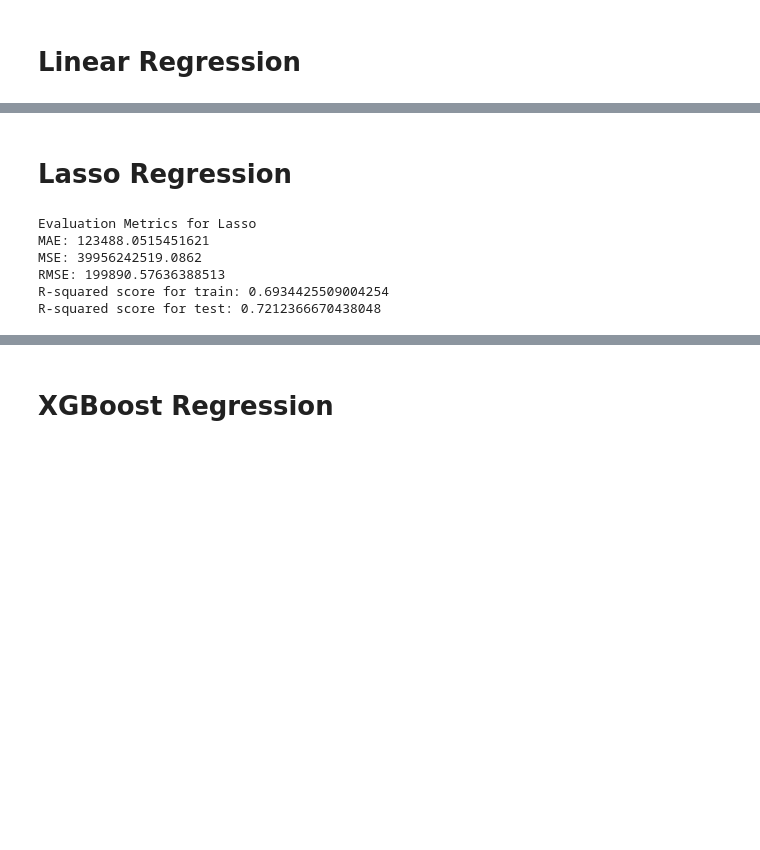
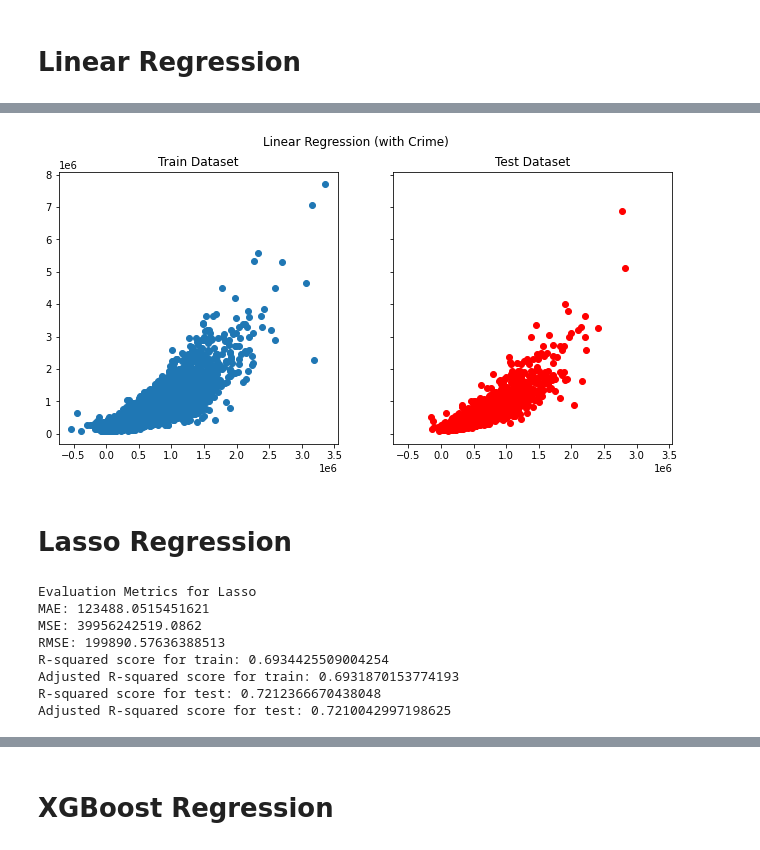
Before and after one commit to dvh549/Machine_Learning, a Jupyter notebook: House Sales Prediction - Linear Regression, Lasso Regression & XGBoost Regression.ipynb, the cells around one changed output, grey strips where cells are left out. Saved outputs shown, nothing was run; the diff lists cells and outputs as text; code cells hidden in the pictures; blank space fills up the shorter version.

```diff
--- a/House Sales Prediction - Linear Regression, Lasso Regression & XGBoost Regression.ipynb
+++ b/House Sales Prediction - Linear Regression, Lasso Regression & XGBoost Regression.ipynb
@@ -255,19 +306,40 @@ R-squared score for test: 0.7228473941299736
+# %%
+# visualise performance of train vs test
+
+fig, ax = plt.subplots(1, 2, figsize=(11,5), sharey=True, sharex=True)
+
+ax[0].scatter(regression_with_crime.predict(X_train_2), y_train_2)
+ax[1].scatter(pred_with_crime, y_test_2, c = 'red')
+ax[0].set_title('Train Dataset')
+ax[1].set_title('Test Dataset')
+
+plt.suptitle('Linear Regression (with Crime)')
+
+plt.show()
+# %% [output]
+[figure, added]
 # %% [markdown]
 # Lasso Regression
 # %%
 lasso = Lasso()
 lasso.fit(X_train, y_train)
 lasso_pred = lasso.predict(X_test)
+train_adjusted_r2 = 1 - (1-lasso.score(X_train, y_train)) * (len(y)-1)/(len(y)-X.shape[1]-1)
+test_adjusted_r2 = 1 - (1-lasso.score(X_test, y_test)) * (len(y)-1)/(len(y)-X.shape[1]-1)
 print("Evaluation Metrics for Lasso")
 print(f"MAE: {mean_absolute_error(y_test, lasso_pred)}")
 print(f"MSE: {mean_squared_error(y_test, lasso_pred)}")
 print(f"RMSE: {np.sqrt(mean_squared_error(y_test, lasso_pred))}")
 print(f"R-squared score for train: {lasso.score(X_train, y_train)}")
+print(f"Adjusted R-squared score for train: {train_adjusted_r2}")
 print(f"R-squared score for test: {lasso.score(X_test, y_test)}")
+print(f"Adjusted R-squared score for test: {test_adjusted_r2}")
 # %% [output]
 Evaluation Metrics for Lasso
 MAE: 123488.0515451621
 MSE: 39956242519.0862
 RMSE: 199890.57636388513
 R-squared score for train: 0.6934425509004254
+Adjusted R-squared score for train: 0.6931870153774193
 R-squared score for test: 0.7212366670438048
+Adjusted R-squared score for test: 0.7210042997198625
```
Also changed, not shown: parts of 18 cells of this notebook.
